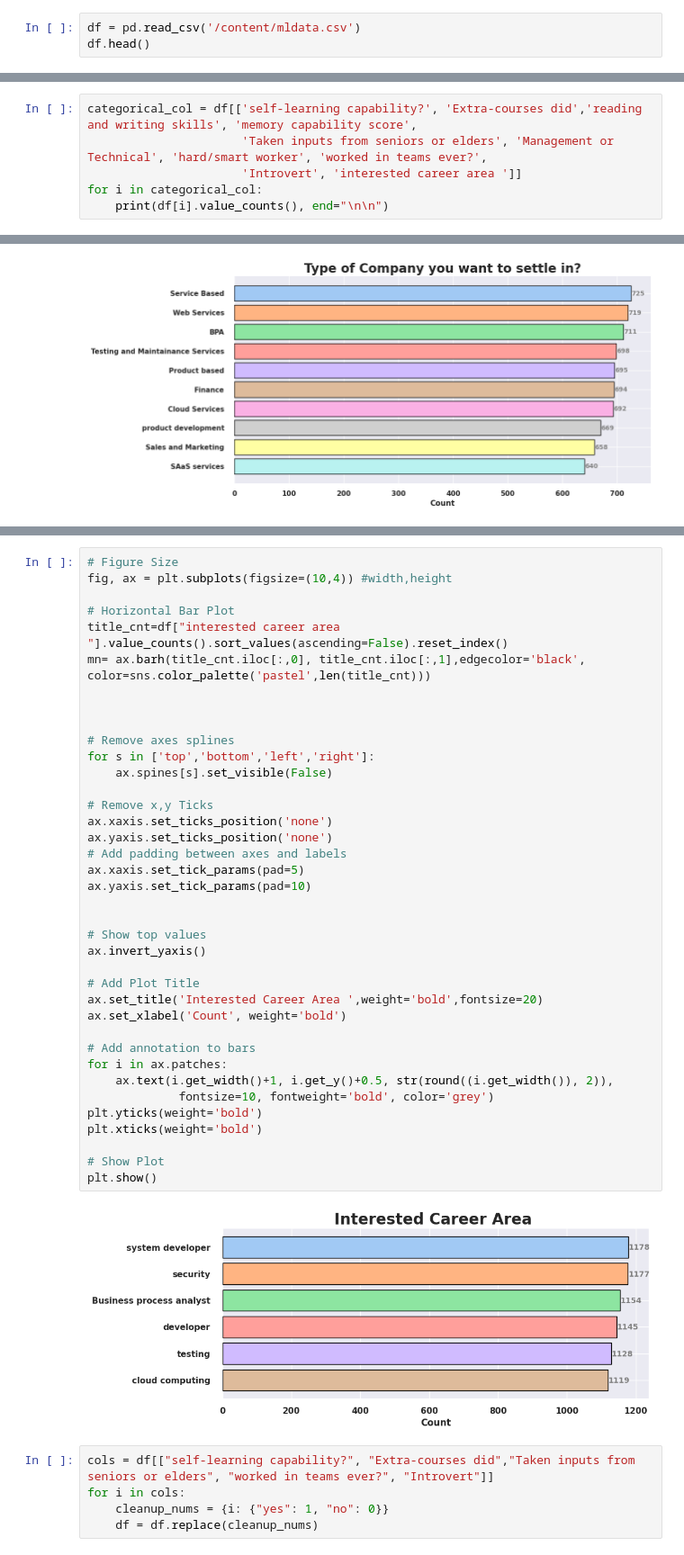
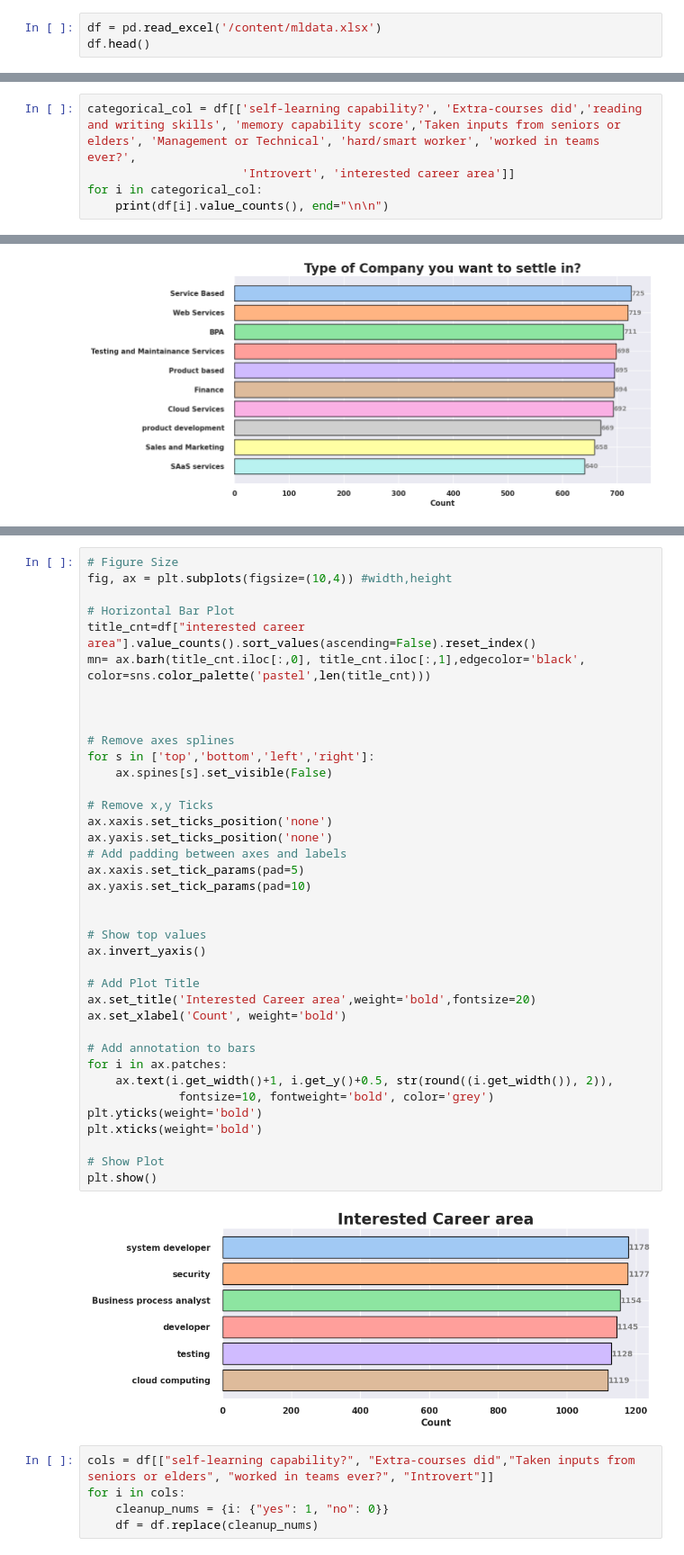
Before and after one commit to darshan2436/Carrer_Predict, a Jupyter notebook: server/careersensemodel.ipynb, the cells around one changed output, grey strips where cells are left out. Shown at 90% size. Cells and saved outputs as stored; diff of their text form.

```diff
--- a/server/careersensemodel.ipynb
+++ b/server/careersensemodel.ipynb
@@ -10,7 +10,7 @@ from sklearn.tree import DecisionTreeClassifier
 from sklearn.ensemble import RandomForestClassifier
 from xgboost import XGBClassifier
 # %%
-df = pd.read_csv('/content/mldata.csv')
+df = pd.read_excel('/content/mldata.xlsx')
 df.head()
 # %% [output]
 |  | Logical quotient rating | hackathons | coding skills rating | public speaking points | self-learning capability? | ... |
@@ -68,9 +68,8 @@ df.isnull().sum(axis=0)
 | Suggested Job Role | 0 |
 dtype: int64
 # %%
-categorical_col = df[['self-learning capability?', 'Extra-courses did','reading and writing skills', 'memory capability score',
-                      'Taken inputs from seniors or elders', 'Management or Technical', 'hard/smart worker', 'worked in teams ever?',
-                      'Introvert', 'interested career area ']]
+categorical_col = df[['self-learning capability?', 'Extra-courses did','reading and writing skills', 'memory capability score','Taken inputs from seniors or elders', 'Management or Technical', 'hard/smart worker', 'worked in teams ever?',
+                      'Introvert', 'interested career area']]
 for i in categorical_col:
     print(df[i].value_counts(), end="\n\n")
 # %% [output]
@@ -356,41 +355,41 @@ Name: count, dtype: int64
 fig, ax = plt.subplots(figsize=(10,4)) #width,height
 
 # Horizontal Bar Plot
-title_cnt=df["interested career area "].value_counts().sort_values(ascending=False).reset_index()
+title_cnt=df["interested career area"].value_counts().sort_values(ascending=False).reset_index()
 mn= ax.barh(title_cnt.iloc[:,0], title_cnt.iloc[:,1],edgecolor='black', color=sns.color_palette('pastel',len(title_cnt)))
 
 
 
 # Remove axes splines
 for s in ['top','bottom','left','right']:
     ax.spines[s].set_visible(False)
 
 # Remove x,y Ticks
 ax.xaxis.set_ticks_position('none')
 ax.yaxis.set_ticks_position('none')
 # Add padding between axes and labels
 ax.xaxis.set_tick_params(pad=5)
 ax.yaxis.set_tick_params(pad=10)
 
 
 # Show top values
 ax.invert_yaxis()
 
 # Add Plot Title
-ax.set_title('Interested Career Area ',weight='bold',fontsize=20)
+ax.set_title('Interested Career area',weight='bold',fontsize=20)
 ax.set_xlabel('Count', weight='bold')
 
 # Add annotation to bars
 for i in ax.patches:
     ax.text(i.get_width()+1, i.get_y()+0.5, str(round((i.get_width()), 2)),
              fontsize=10, fontweight='bold', color='grey')
 plt.yticks(weight='bold')
 plt.xticks(weight='bold')
 
 # Show Plot
 plt.show()
 # %% [output]
-[figure, old version]
+[figure, new version]
 # %%
 cols = df[["self-learning capability?", "Extra-courses did","Taken inputs from seniors or elders", "worked in teams ever?", "Introvert"]]
 for i in cols:
```
Also changed, not shown: parts of 18 cells of this notebook.
